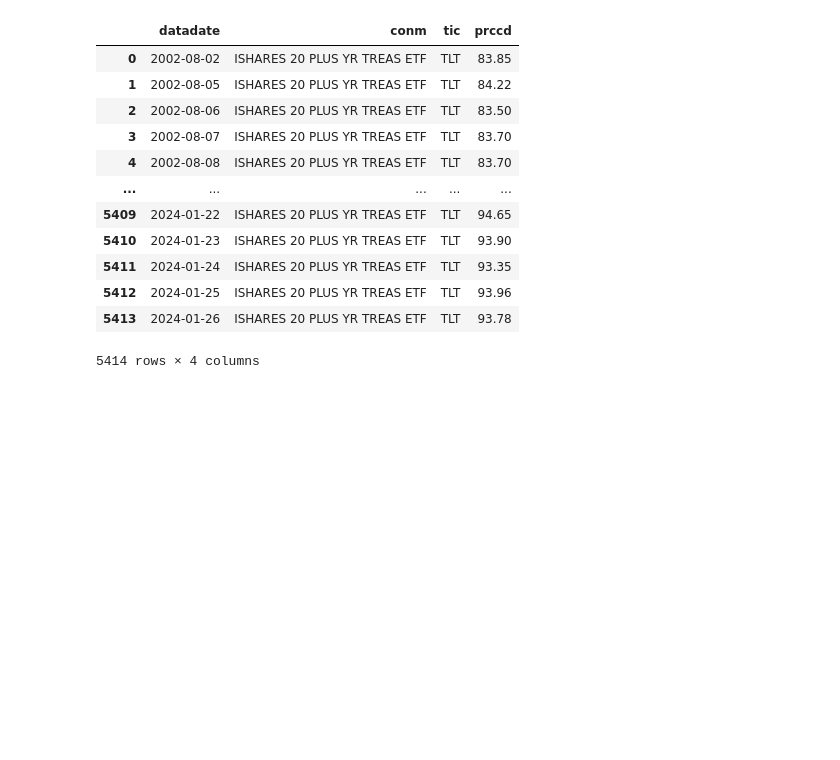
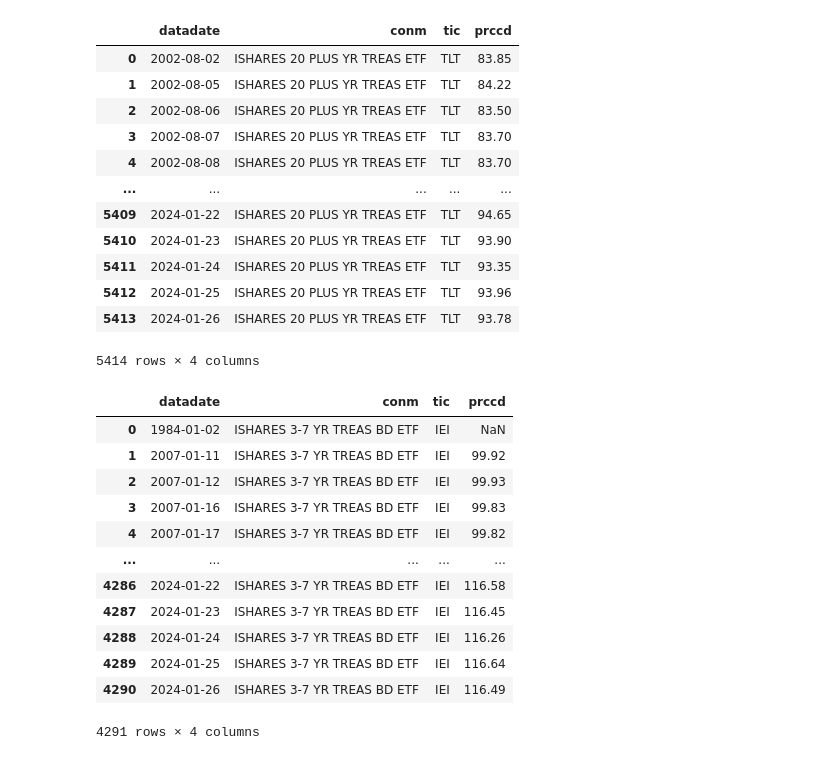
Before and after one commit to NUSFintechQuant/AY2324S1-Modern-Portfolio-Theory, a Jupyter notebook: data/wrds.ipynb, the cells around one changed output. Cells and saved outputs as stored; diff of their text form; code cells hidden in the pictures; blank space fills up the shorter version.

Commit message:
feat: pull data for heuristic portfolios

```diff
--- a/data/wrds.ipynb
+++ b/data/wrds.ipynb
@@ -172,3 +175,25 @@ us_bonds_df
 | 5412 | 2024-01-25 | ISHARES 20 PLUS YR TREAS ETF | TLT | 93.96 |
 | 5413 | 2024-01-26 | ISHARES 20 PLUS YR TREAS ETF | TLT | 93.78 |
 5414 rows × 4 columns
+# %%
+# Gather data for intermediate us bonds (IEI)
+comp_inter_us_bonds_historical_daily = conn.raw_sql("""
+    select datadate, conm, tic, prccd
+    from comp_na_daily_all.secd
+    where gvkey = '176435'
+    """)
+comp_inter_us_bonds_historical_daily
+# %% [output]
+|  | datadate | conm | tic | prccd |
+| 0 | 1984-01-02 | ISHARES 3-7 YR TREAS BD ETF | IEI | NaN |
+| 1 | 2007-01-11 | ISHARES 3-7 YR TREAS BD ETF | IEI | 99.92 |
+| 2 | 2007-01-12 | ISHARES 3-7 YR TREAS BD ETF | IEI | 99.93 |
+| 3 | 2007-01-16 | ISHARES 3-7 YR TREAS BD ETF | IEI | 99.83 |
+| 4 | 2007-01-17 | ISHARES 3-7 YR TREAS BD ETF | IEI | 99.82 |
+| ... | ... | ... | ... | ... |
+| 4286 | 2024-01-22 | ISHARES 3-7 YR TREAS BD ETF | IEI | 116.58 |
+| 4287 | 2024-01-23 | ISHARES 3-7 YR TREAS BD ETF | IEI | 116.45 |
+| 4288 | 2024-01-24 | ISHARES 3-7 YR TREAS BD ETF | IEI | 116.26 |
+| 4289 | 2024-01-25 | ISHARES 3-7 YR TREAS BD ETF | IEI | 116.64 |
+| 4290 | 2024-01-26 | ISHARES 3-7 YR TREAS BD ETF | IEI | 116.49 |
+4291 rows × 4 columns
```
Also changed, not shown: parts of 10 cells of this notebook, 4 other files.
